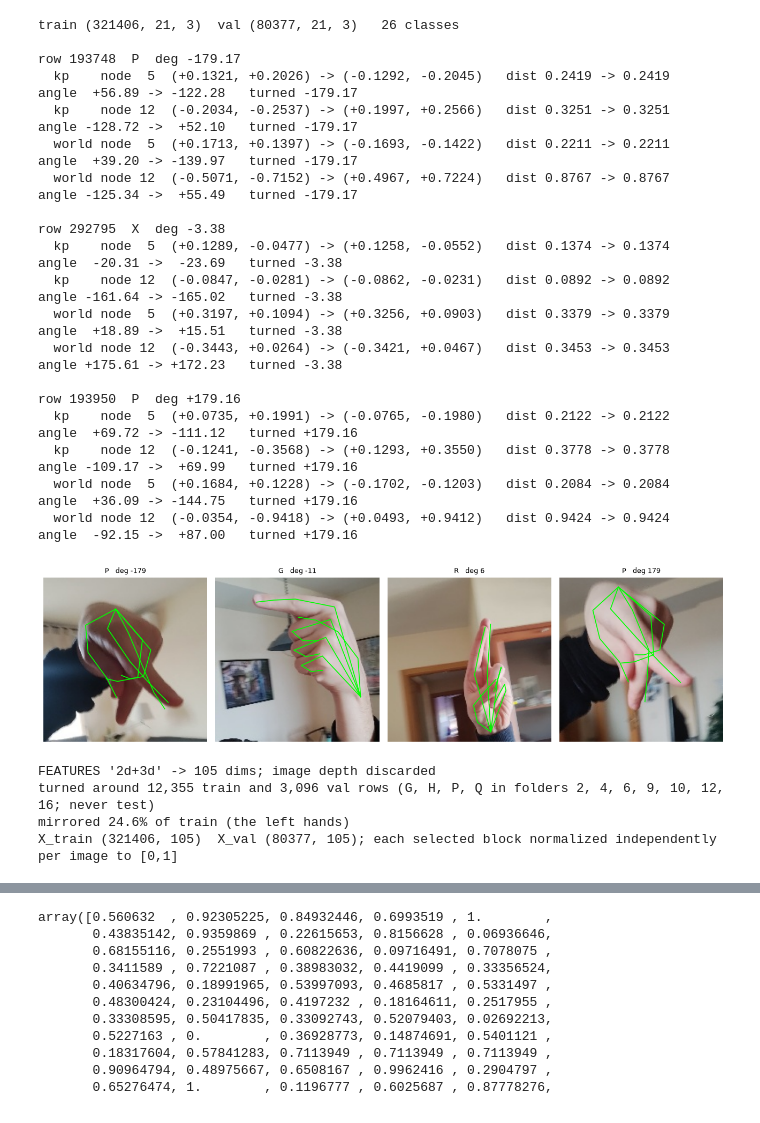
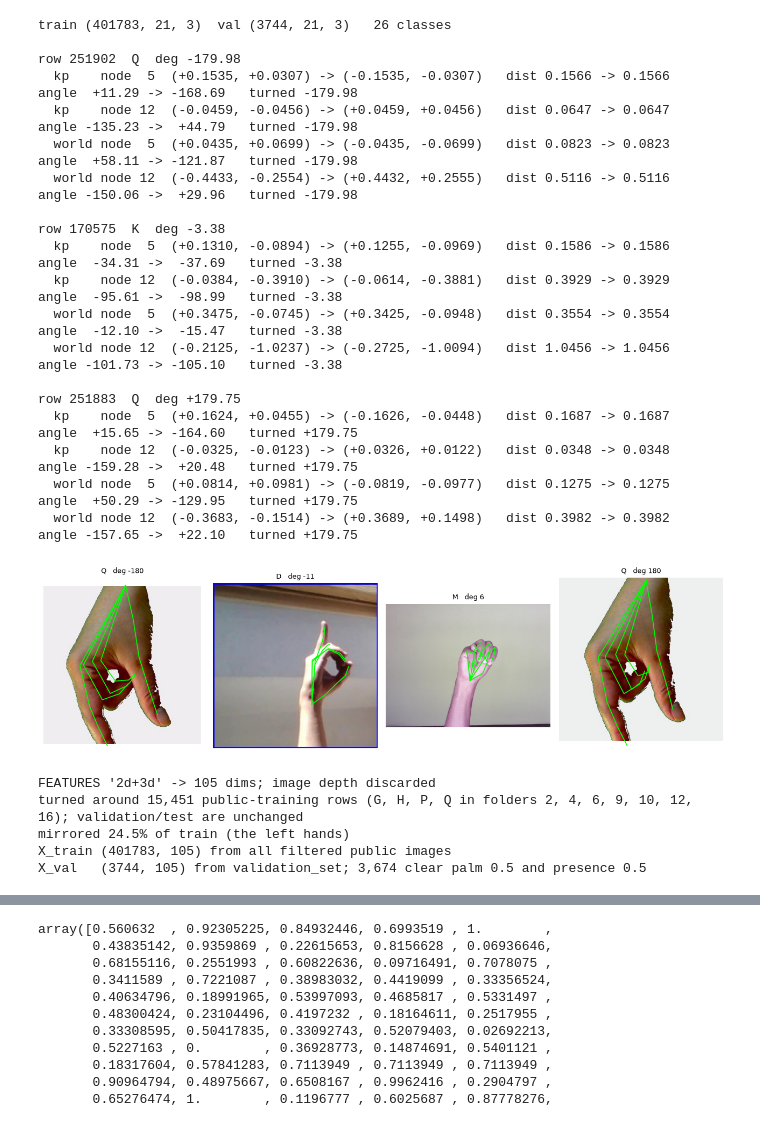
Before and after one commit to PaulMsk141/SIgn-Language-, a Jupyter notebook: experiment_mlp.ipynb, the cells around one changed output, grey strips where cells are left out. Drawn from its saved outputs; the diff is of its cells as text; code cells hidden in the pictures.

```diff
--- a/experiment_mlp.ipynb
+++ b/experiment_mlp.ipynb
@@ -30,8 +49,9 @@ _z = np.load(KEYPOINTS)
 CLASSES = [str(c) for c in _z["classes"]]
 train_presence, train_handed, train_labels, train_deg = (
     _z["train_presence"], _z["train_handed"], _z["train_labels"], _z["train_deg"])
-val_presence, val_handed, val_labels, val_deg = (
-    _z["val_presence"], _z["val_handed"], _z["val_labels"], _z["val_deg"])
+val_presence, val_handed, val_labels, val_deg, val_palm, val_left = (
+    _z["val_presence"], _z["val_handed"], _z["val_labels"], _z["val_deg"],
+    _z["val_palm"], _z["val_left"])
 
 
 def unrotate(split):
@@ -76,50 +96,50 @@ for _row in np.argsort(train_deg)[np.linspace(0, len(train_kp) - 1, 3).astype(in
 
 # The same two rules over every train row, not just the twelve lines printed. A point
 # sitting almost on the centre is skipped, since its angle is noise at float32.
 _was, _now = _z["train_kp"][..., :2] - 0.5, train_kp[..., :2] - 0.5
 assert np.allclose(polar(_now)[0], polar(_was)[0], atol=1e-5)
 assert np.allclose(polar(train_world[..., :2])[0],
                    polar(_z["train_world"][..., :2])[0], atol=1e-5)
 _turned = polar(_now)[1] - polar(_was)[1] - train_deg[:, None]
 assert np.abs((_turned + 180) % 360 - 180)[polar(_was)[0] > 0.02].max() < 0.05
 
 # Direction is the one part the numbers cannot settle on their own, since turning the
 # wrong way round obeys both rules above just as well. So put the turned landmarks back
 # on the source image. roi is (cx, cy, side), so a crop-fraction offset becomes a pixel
 # offset from the ROI centre once scaled by side. A skeleton lying along the hand means
 # deg was undone the right way round; these four rows span its range.
 _rows = np.argsort(train_deg)[np.linspace(0, len(train_kp) - 1, 4).astype(int)]
 fig, axes = plt.subplots(1, 4, figsize=(13, 3.6))
 for ax, row in zip(axes, _rows):
     cx, cy, side = _z["train_roi"][row]
     pts = np.array([cx, cy]) + side * (train_kp[row, :, :2] - 0.5)
     ax.imshow(cv2.cvtColor(cv2.imread(_z["train_paths"][row]), cv2.COLOR_BGR2RGB))
     for finger in FINGERS:
         ax.plot(pts[list(finger), 0], pts[list(finger), 1], "-", lw=1.2, c="lime")
     ax.set_title(f"{CLASSES[train_labels[row]]}   deg {train_deg[row]:.0f}", fontsize=9)
     ax.axis("off")
 plt.tight_layout()
 # %% [output]
-train (321406, 21, 3)  val (80377, 21, 3)   26 classes
+train (401783, 21, 3)  val (3744, 21, 3)   26 classes
 
-row 193748  P  deg -179.17
-  kp    node  5  (+0.1321, +0.2026) -> (-0.1292, -0.2045)   dist 0.2419 -> 0.2419   angle  +56.89 -> -122.28   turned -179.17
-  kp    node 12  (-0.2034, -0.2537) -> (+0.1997, +0.2566)   dist 0.3251 -> 0.3251   angle -128.72 ->  +52.10   turned -179.17
-  world node  5  (+0.1713, +0.1397) -> (-0.1693, -0.1422)   dist 0.2211 -> 0.2211   angle  +39.20 -> -139.97   turned -179.17
-  world node 12  (-0.5071, -0.7152) -> (+0.4967, +0.7224)   dist 0.8767 -> 0.8767   angle -125.34 ->  +55.49   turned -179.17
+row 251902  Q  deg -179.98
+  kp    node  5  (+0.1535, +0.0307) -> (-0.1535, -0.0307)   dist 0.1566 -> 0.1566   angle  +11.29 -> -168.69   turned -179.98
+  kp    node 12  (-0.0459, -0.0456) -> (+0.0459, +0.0456)   dist 0.0647 -> 0.0647   angle -135.23 ->  +44.79   turned -179.98
+  world node  5  (+0.0435, +0.0699) -> (-0.0435, -0.0699)   dist 0.0823 -> 0.0823   angle  +58.11 -> -121.87   turned -179.98
+  world node 12  (-0.4433, -0.2554) -> (+0.4432, +0.2555)   dist 0.5116 -> 0.5116   angle -150.06 ->  +29.96   turned -179.98
 
-row 292795  X  deg -3.38
-  kp    node  5  (+0.1289, -0.0477) -> (+0.1258, -0.0552)   dist 0.1374 -> 0.1374   angle  -20.31 ->  -23.69   turned -3.38
-  kp    node 12  (-0.0847, -0.0281) -> (-0.0862, -0.0231)   dist 0.0892 -> 0.0892   angle -161.64 -> -165.02   turned -3.38
-  world node  5  (+0.3197, +0.1094) -> (+0.3256, +0.0903)   dist 0.3379 -> 0.3379   angle  +18.89 ->  +15.51   turned -3.38
-  world node 12  (-0.3443, +0.0264) -> (-0.3421, +0.0467)   dist 0.3453 -> 0.3453   angle +175.61 -> +172.23   turned -3.38
+row 170575  K  deg -3.38
+  kp    node  5  (+0.1310, -0.0894) -> (+0.1255, -0.0969)   dist 0.1586 -> 0.1586   angle  -34.31 ->  -37.69   turned -3.38
+  kp    node 12  (-0.0384, -0.3910) -> (-0.0614, -0.3881)   dist 0.3929 -> 0.3929   angle  -95.61 ->  -98.99   turned -3.38
+  world node  5  (+0.3475, -0.0745) -> (+0.3425, -0.0948)   dist 0.3554 -> 0.3554   angle  -12.10 ->  -15.47   turned -3.38
+  world node 12  (-0.2125, -1.0237) -> (-0.2725, -1.0094)   dist 1.0456 -> 1.0456   angle -101.73 -> -105.10   turned -3.38
 
-row 193950  P  deg +179.16
-  kp    node  5  (+0.0735, +0.1991) -> (-0.0765, -0.1980)   dist 0.2122 -> 0.2122   angle  +69.72 -> -111.12   turned +179.16
-  kp    node 12  (-0.1241, -0.3568) -> (+0.1293, +0.3550)   dist 0.3778 -> 0.3778   angle -109.17 ->  +69.99   turned +179.16
-  world node  5  (+0.1684, +0.1228) -> (-0.1702, -0.1203)   dist 0.2084 -> 0.2084   angle  +36.09 -> -144.75   turned +179.16
-  world node 12  (-0.0354, -0.9418) -> (+0.0493, +0.9412)   dist 0.9424 -> 0.9424   angle  -92.15 ->  +87.00   turned +179.16
+row 251883  Q  deg +179.75
+  kp    node  5  (+0.1624, +0.0455) -> (-0.1626, -0.0448)   dist 0.1687 -> 0.1687   angle  +15.65 -> -164.60   turned +179.75
+  kp    node 12  (-0.0325, -0.0123) -> (+0.0326, +0.0122)   dist 0.0348 -> 0.0348   angle -159.28 ->  +20.48   turned +179.75
+  world node  5  (+0.0814, +0.0981) -> (-0.0819, -0.0977)   dist 0.1275 -> 0.1275   angle  +50.29 -> -129.95   turned +179.75
+  world node 12  (-0.3683, -0.1514) -> (+0.3689, +0.1498)   dist 0.3982 -> 0.3982   angle -157.65 ->  +22.10   turned +179.75
-[figure, old version]
+[figure, new version]
 # %%
 # --- Cached landmarks -> the model's input vector ----------------------------------
 # Order matters: ROI rotation was undone above; reversed G/H/P/Q source folders are
@@ -131,7 +151,6 @@ import numpy as np
 # "2d"    = per-image normalized image x,y landmarks (42)
 # "3d"    = per-image normalized world x,y,z landmarks (63)
 # "2d+3d" = the two independently normalized blocks (105)
-FEATURES = "2d+3d"
 FEATURE_DIMS = {"2d": 42, "3d": 63, "2d+3d": 105}
 if FEATURES not in FEATURE_DIMS:
     raise ValueError(f"FEATURES must be one of {tuple(FEATURE_DIMS)} (got {FEATURES!r})")
@@ -167,8 +186,11 @@ def mirror(kp, world, handed):
 
 
 train_y, val_y = train_labels, val_labels
+# Only public training folders need the G/H/P/Q facing correction. The independent
+# validation capture was filmed correctly and follows the same path as test.
 tr_kp, tr_w, tr_hit = turn_around(train_kp, train_world, train_y, _z["train_subset"])
-va_kp, va_w, va_hit = turn_around(val_kp, val_world, val_y, _z["val_subset"])
+va_kp, va_w = val_kp.copy(), val_world.copy()
+va_hit = np.zeros(len(val_y), dtype=bool)
 tr_kp, tr_w = mirror(tr_kp, tr_w, train_handed)
 va_kp, va_w = mirror(va_kp, va_w, val_handed)
 tr_w -= tr_w[:, :1, :]
@@ -209,10 +231,14 @@ def assert_per_sample_normalized(X):
 _probe = minmax_per_sample(np.array([[2.0, 4.0, 6.0], [9.0, 9.0, 9.0]], np.float32))
 assert np.allclose(_probe[0], (0.0, 0.5, 1.0)) and np.all(_probe[1] == 0.5)
 
-X_train, X_val = features(tr_kp, tr_w), features(va_kp, va_w)
+val_scored = np.isfinite(val_presence)
+val_sure = val_scored & (val_palm >= PALM_MIN) & (val_presence >= PRESENCE_MIN)
+X_train = features(tr_kp, tr_w)
+X_val = np.where(val_scored[:, None], features(va_kp, va_w), 0.5).astype(np.float32)
 assert X_train.shape == (len(train_y), IN_DIM) and X_val.shape == (len(val_y), IN_DIM)
 assert_per_sample_normalized(X_train)
 assert_per_sample_normalized(X_val)
+assert val_sure.any(), "no validation frames clear the configured detector gates"
 
 # Turning is not flipping, and the difference only shows in 3d: a half turn is det +1
 # and leaves the hand the same hand, a mirror is det -1 and swaps it for the other one.
@@ -234,16 +260,19 @@ _h = train_y == CLASSES.index("H")
 assert _wind[_h & tr_hit].mean() * _wind[_h & ~tr_hit].mean() > 0, "facing fix inverted"
 
 print(f"FEATURES {FEATURES!r} -> {IN_DIM} dims; image depth discarded")
-print(f"turned around {tr_hit.sum():,} train and {va_hit.sum():,} val rows "
-      f"({', '.join(FACING_LETTERS)} in folders {', '.join(FACING_FOLDERS)}; never test)")
+print(f"turned around {tr_hit.sum():,} public-training rows "
+      f"({', '.join(FACING_LETTERS)} in folders {', '.join(FACING_FOLDERS)}); "
+      "validation/test are unchanged")
 print(f"mirrored {np.mean(train_handed < 0.5):.1%} of train (the left hands)")
-print(f"X_train {X_train.shape}  X_val {X_val.shape}; "
-      "each selected block normalized independently per image to [0,1]")
+print(f"X_train {X_train.shape} from all filtered public images")
+print(f"X_val   {X_val.shape} from validation_set; {val_sure.sum():,} clear "
+      f"palm {PALM_MIN} and presence {PRESENCE_MIN}")
 # %% [output]
 FEATURES '2d+3d' -> 105 dims; image depth discarded
-turned around 12,355 train and 3,096 val rows (G, H, P, Q in folders 2, 4, 6, 9, 10, 12, 16; never test)
-mirrored 24.6% of train (the left hands)
-X_train (321406, 105)  X_val (80377, 105); each selected block normalized independently per image to [0,1]
+turned around 15,451 public-training rows (G, H, P, Q in folders 2, 4, 6, 9, 10, 12, 16); validation/test are unchanged
+mirrored 24.5% of train (the left hands)
+X_train (401783, 105) from all filtered public images
+X_val   (3744, 105) from validation_set; 3,674 clear palm 0.5 and presence 0.5
 # %%
 # --- Test capture -> the same input vector, minus the facing correction ------------
 # The independent test capture signs G/H/P/Q correctly, so it is not turned around.
```
Also changed, not shown: parts of 7 cells of this notebook, 2 other files.
